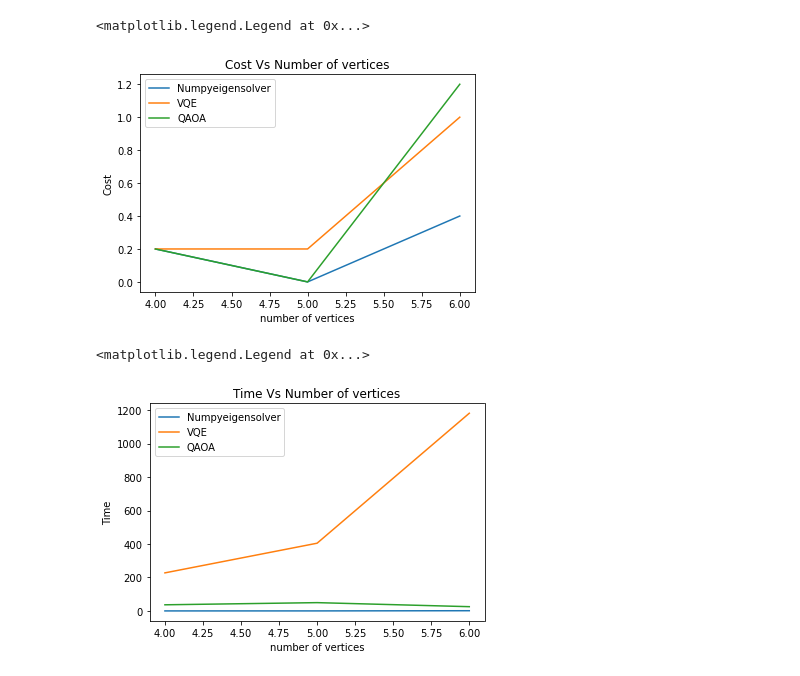
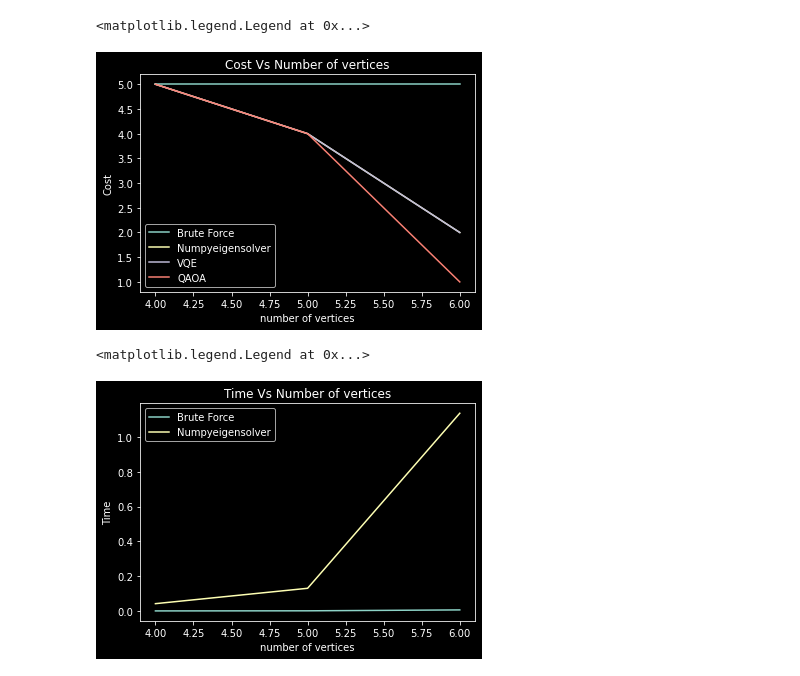
Before and after one commit to chit38/Benchmarking-Quantum-Algorithms-for-Combinatorial-Optimization-Problems, a Jupyter notebook: Coloring.ipynb, the cells around one changed output. Cells and saved outputs as stored; diff of their text form; code cells hidden in the pictures.

Commit message:
implemented bruteforce

```diff
--- a/Coloring.ipynb
+++ b/Coloring.ipynb
@@ -94,12 +121,12 @@ def using_vqe(qubo):
 def main_function(n1,n2):
     cost_vs_n = list()
     time_vs_n = list()
+    cost_brute = list()
     cost_numpy = list()
     cost_qaoa = list()
     cost_vqe = list()
     time_numpy = list()
-    time_qaoa = list()
-    time_vqe = list()
+    time_brute = list()
     print( "n & brute_force & Numpysolver & QAOA & VQE")
     for i in range(n1,n2):
         for j in range(5):
@@ -107,34 +134,33 @@ def main_function(n1,n2):
             qubo = create_quadratic_program(i, adj_matrix)
 
             initial_time = time.time()
+            cost_brute.append(brute_force(i, adj_matrix))
+            final_time = time.time()
+            time_brute.append(final_time - initial_time)
+
+            initial_time = time.time()
             cost_numpy.append(result_exact(qubo))
             final_time = time.time()
             time_numpy.append(final_time - initial_time)
 
-            initial_time = time.time()
             cost_qaoa.append(result_qaoa(qubo))
-            final_time = time.time()
-            time_qaoa.append(final_time - initial_time)
 
-            initial_time = time.time()
             cost_vqe.append(using_vqe(qubo))
-            final_time = time.time()
-            time_vqe.append(final_time - initial_time)
 
-        (n, cn, cq, cv) = (i, sum(cost_numpy)/5.0, sum(cost_qaoa)/5.0, sum(cost_vqe)/5.0)
-        (n, tn, tq, tv) = (i, sum(time_numpy)/5.0, sum(time_qaoa)/5.0, sum(time_vqe)/5.0)
+        (n, cb, cn, cq, cv) = (i,cost_brute.count(0), cost_numpy.count(0), cost_qaoa.count(0), cost_vqe.count(0))
+        (n, tb, tn) = (i, sum(time_brute)/5.0, sum(time_numpy)/5.0)
 
-        print(n, '&', cn, '&', tn, '&', cq, '&', tq, '&', cv, '&', tv)
+        print(n,'&', cb, '&', tb, '&', cn, '&', tn, '&', cq, '&' '&', cv, '&')
 
-        cost_vs_n.append((n, cn, cq, cv))
-        time_vs_n.append((n, tn, tq, tv))
+        cost_vs_n.append((n, cb, cn, cq, cv))
+        time_vs_n.append((n, tn, tb))
 
         cost_numpy.clear()
         cost_qaoa.clear()
         cost_vqe.clear()
         time_numpy.clear()
-        time_qaoa.clear()
-        time_vqe.clear()
+        cost_brute.clear()
+        time_brute.clear()
 
     return cost_vs_n, time_vs_n
 # %%
@@ -149,27 +175,29 @@ n & brute_force & Numpysolver & QAOA & VQE
 plt.title("Cost Vs Number of vertices")
 plt.ylabel('Cost')
 plt.xlabel('number of vertices')
-n, cn, cq, cv = zip(*cost_vs_n)
+n, cb, cn, cq, cv = zip(*cost_vs_n)
+plt.plot(n, cb, label = 'Brute Force')
 plt.plot(n, cn, label = 'Numpyeigensolver')
 plt.plot(n, cv, label = 'VQE')
 plt.plot(n, cq, label = 'QAOA')
 plt.legend()
 # %% [output]
 <matplotlib.legend.Legend at 0x...>
-[figure, old version]
+[figure, new version]
 # %%
 ######### Plotting Time Vs n ########
 plt.title("Time Vs Number of vertices")
 plt.ylabel('Time')
 plt.xlabel('number of vertices')
-n, tn, tq, tv = zip(*time_vs_n)
+n, tn, tb = zip(*time_vs_n)
+plt.plot(n, tb, label = 'Brute Force')
 plt.plot(n, tn, label = 'Numpyeigensolver')
-plt.plot(n, tv, label = 'VQE')
-plt.plot(n, tq, label = 'QAOA')
+#plt.plot(n, tv, label = 'VQE')
+#plt.plot(n, tq, label = 'QAOA')
 plt.legend()
 # %% [output]
 <matplotlib.legend.Legend at 0x...>
-[figure, old version]
+[figure, new version]
 # %%
 import qiskit
 qiskit.__qiskit_version__
```
Also changed, not shown: parts of 6 cells of this notebook.
